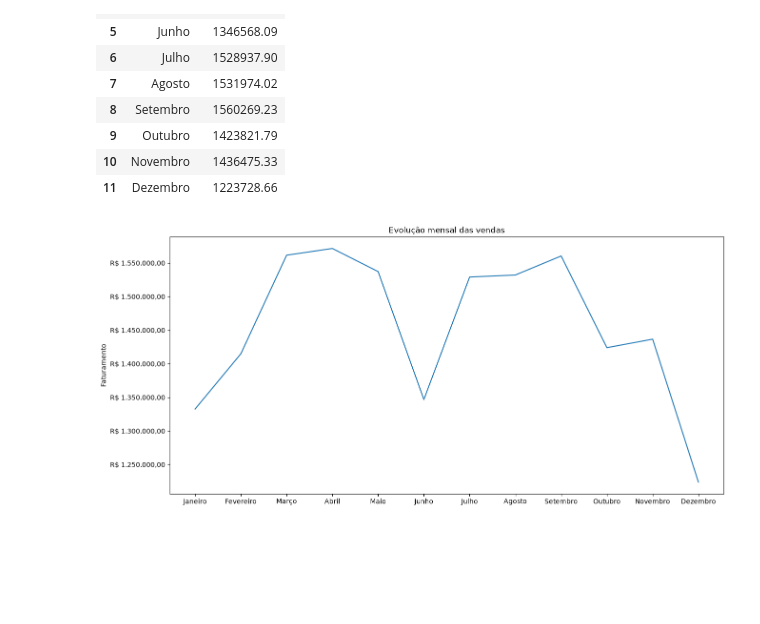
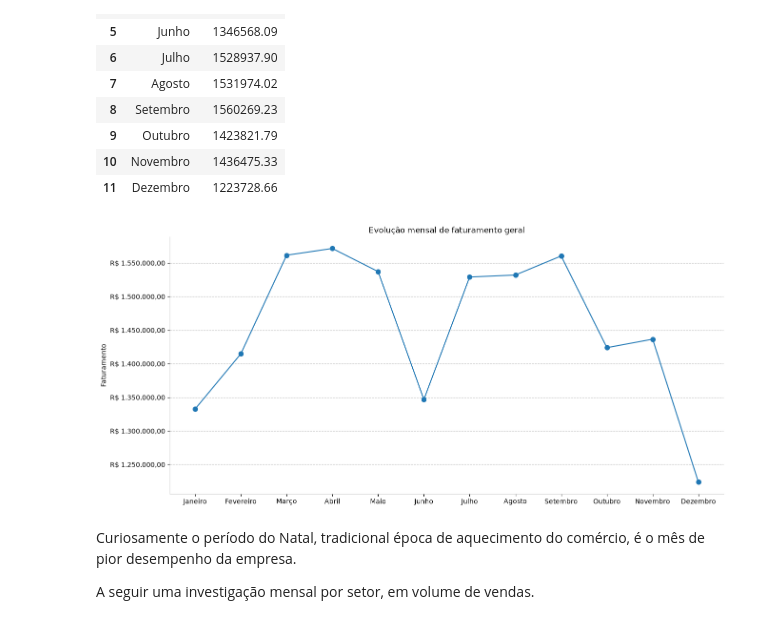
Before and after one commit to mviniciusc/analise_ecommerce_comunidados, a Jupyter notebook: analise.ipynb, the cells around one changed output. Drawn from its saved outputs; the diff is of its cells as text; code cells hidden in the pictures; blank space fills up the shorter version.

Commit message:
Concluída análise da evoluação de vendas e faturamento. Isolado produto que causava quedas de faturamento ao longo do ano.

```diff
--- a/analise.ipynb
+++ b/analise.ipynb
@@ -216,18 +225,33 @@ df_evolucao_mensal
 # %%
 
 # instanciar o gráfico
 fig, ax = plt.subplots(figsize=(15,7))
 
 # tipo de gráfico e eixos de análise
 ax.plot(
     df_evolucao_mensal['mes'],
     df_evolucao_mensal['faturamento'],
+    marker = 'o',
+    markersize=7
 )
 
-ax.set_title('Evolução mensal das vendas')
+ax.set_title('Evolução mensal de faturamento geral')
 ax.set_ylabel('Faturamento')
 ax.yaxis.set_major_formatter(ticker.FuncFormatter(exibe_moeda)) # para tratar a visualizaçõa dos valores como moeda
 
+#tratamento visual das bordas do gráfico
+ax.spines['top'].set_visible(False)
+ax.spines['right'].set_visible(False)
+ax.spines['left'].set_color('#cccccc')
+ax.spines['bottom'].set_color('#cccccc')
+
+# grid do eixo y
+ax.grid(axis='y', linestyle='--', alpha=0.8)
+
 plt.show()
 # %% [output]
-[figure, old version]
+[figure, new version]
+# %% [markdown]
+Curiosamente o período do Natal, tradicional época de aquecimento do comércio, é o mês de pior desempenho da empresa.
+
+A seguir uma investigação mensal por setor, em volume de vendas.
```
Also changed, not shown: parts of 15 cells of this notebook.
